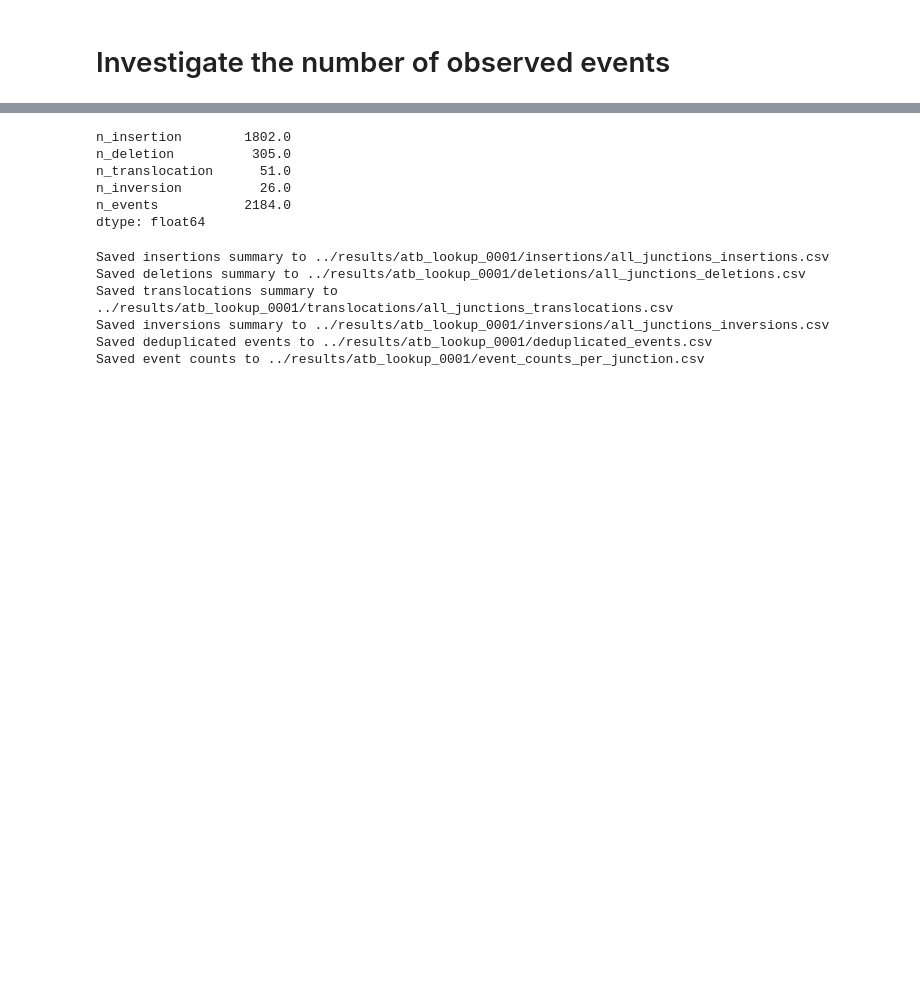
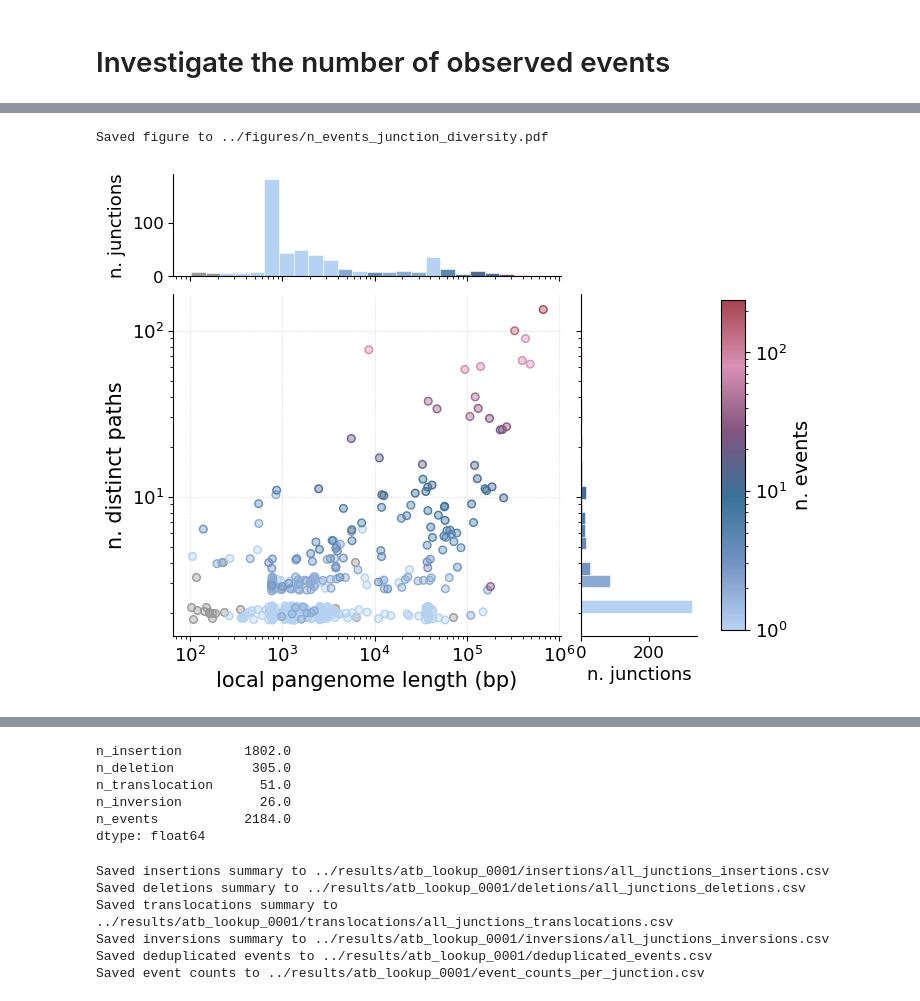
Before and after one commit to marie3003/junction_dataset, a Jupyter notebook: explore/n_events.ipynb, the cells around one changed output, grey strips where cells are left out. Cells and saved outputs as stored; diff of their text form; code cells hidden in the pictures; blank space fills up the shorter version.

```diff
--- a/explore/n_events.ipynb
+++ b/explore/n_events.ipynb
@@ -47,12 +47,12 @@ from junction_analysis.annotate_insertions import get_insertions_deletions_from_
 # %%
-base_path = Path("../results/atb_lookup")
+base_path = Path("../results/atb_lookup_0001")
 
 _fname = f"../config/junction_stats.csv"
 jdf = pd.read_csv(_fname)
 jdf
 
 # summarize results
-cluster_df = pd.read_csv("../results/consensus_analysis/cluster_maps_0_005.csv")
+cluster_df = pd.read_csv("../results/consensus_analysis/cluster_maps_0_001.csv")
 trna_counts_df = count_trna_per_junction(annotations_dir="../results/junction_annotations",
     category_bins=[-1, 0, 50, 300, float("inf")], category_labels=["0", "1–50", "50–300", ">300"],)
 summaries = combine_all_junctions_summaries(str(base_path), save_df=True)
@@ -91,0 +215,17 @@ Saved event counts to ../results/atb_lookup/event_counts_per_junction.csv
+# %%
+fig, axes = plot_marginal_scatter(
+      jdf_all,
+      x_col="tot_acc_len",
+      y_col="n_categories",
+      color_by_event_count="n_events",  # or "n_insertion", "n_deletion", etc.
+      filled=True,
+      fill_alpha=0.4,
+      edge_alpha=1,
+      scatter_size=30,
+      point_linewidth=1,
+      save_path="../figures/n_events_junction_diversity.pdf",
+      figsize=(8,6)
+  )
+# %% [output]
+Saved figure to ../figures/n_events_junction_diversity.pdf
+[figure, added]
```
Also changed, not shown: parts of 40 cells of this notebook, 8 other files.
